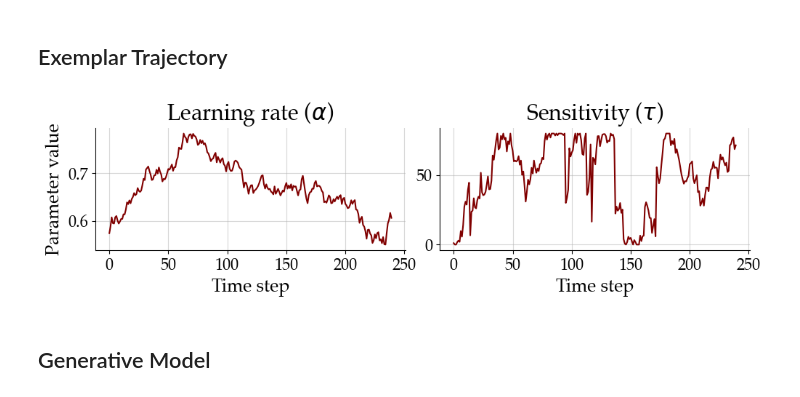
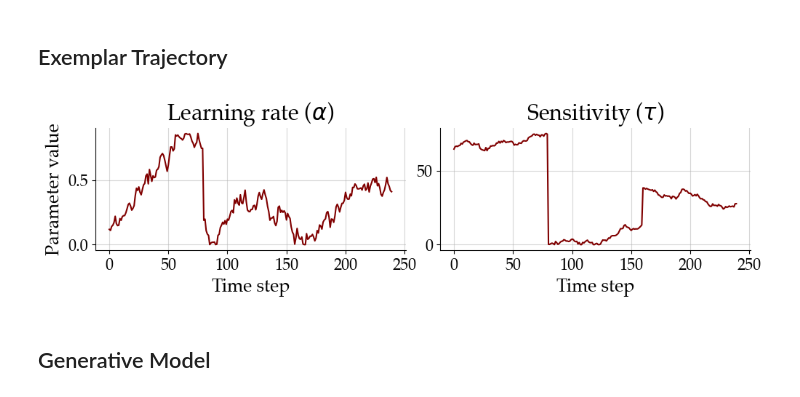
Before and after one commit to LuSchumacher/non-stationary-reinforcement-learning, a Jupyter notebook: notebooks/playground.ipynb, the cells around one changed output. Cells and saved outputs as stored; diff of their text form; code cells hidden in the pictures.

```diff
--- a/notebooks/playground.ipynb
+++ b/notebooks/playground.ipynb
@@ -73,28 +74,29 @@ emp_data.f_inc = emp_data.f_inc / 60
 # %% [markdown]
 ## Exemplar Trajectory
 # %%
-eta = sample_mrw_eta()
-theta = sample_mixture_random_walk(eta)
+# eta = sample_mrw_eta()
+# theta = sample_mixture_random_walk(eta)
+eta = sample_rw_eta()
+theta = sample_random_walk(eta)
 time = np.arange(theta.shape[0])
 fig, axarr = plt.subplots(1, 2, figsize=(10, 3))
 for i, ax in enumerate(axarr.flat):
     ax.grid(alpha=0.5)
     ax.plot(
         time,
         theta[:, i],
         color='maroon'
     )
     ax.set_title(f'{LOCAL_PARAM_LABELS[i]} ({LOCAL_PARAM_NAMES[i]})', fontsize=FONT_SIZE_1)
     ax.tick_params(axis='both', which='major', labelsize=FONT_SIZE_3)
     if i == 0:
         ax.set_ylabel("Parameter value", fontsize=FONT_SIZE_2)
     ax.set_xlabel("Time step", fontsize=FONT_SIZE_2)
 
 sns.despine()
 fig.tight_layout()
-# fig.savefig("../plots/exemplar_trajectory.pdf", dpi=300, bbox_inches="tight")
 # %% [output]
-[figure, old version]
+[figure, new version]
 # %% [markdown]
 ## Generative Model
 # %% [markdown]
```
Also changed, not shown: parts of 12 cells of this notebook, 2 other files.
